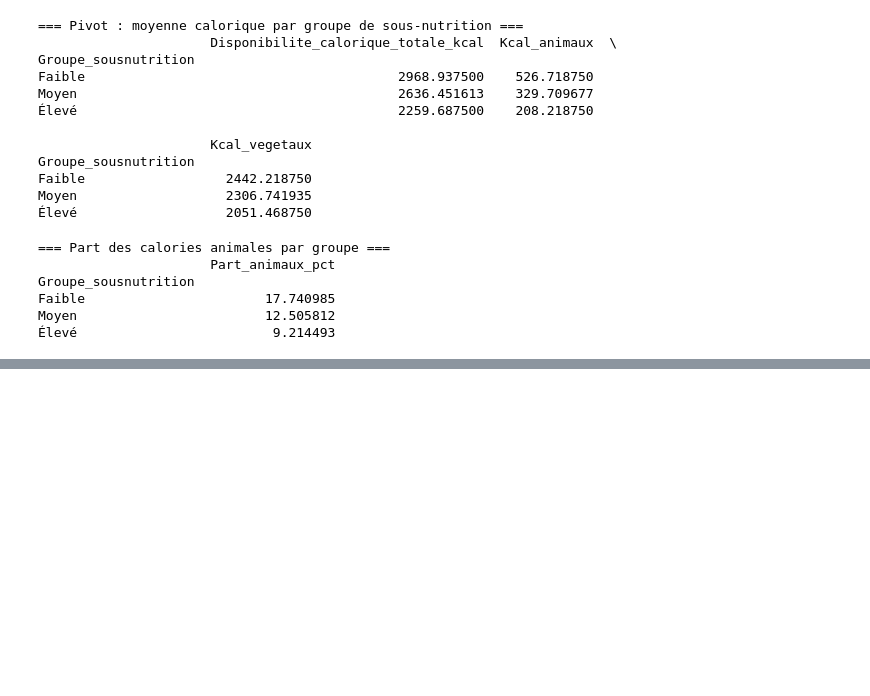
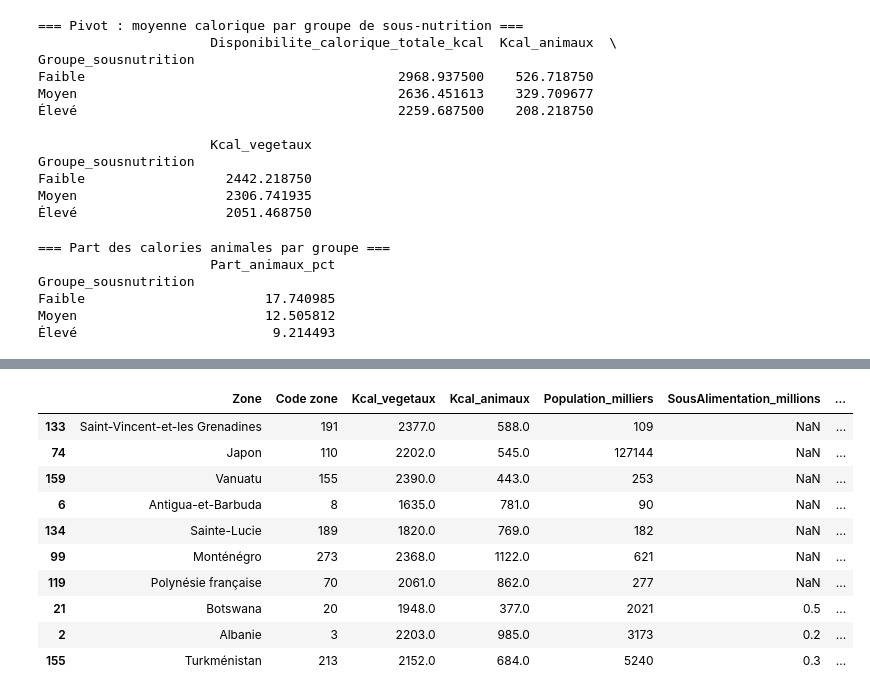
Before and after one commit to XiaoqingGdc/FAO_food_analysis, a Jupyter notebook: FAO_datalab_exploration.ipynb, the cells around one changed output, grey strips where cells are left out. Saved outputs shown, nothing was run; the diff lists cells and outputs as text; code cells hidden in the pictures; blank space fills up the shorter version.

```diff
--- a/FAO_datalab_exploration.ipynb
+++ b/FAO_datalab_exploration.ipynb
@@ -211,0 +240,14 @@ Moyen                        12.505812
+# %%
+df_global.sample(10)
+# %% [output]
+|  | Zone | Code zone | Kcal_vegetaux | Kcal_animaux | Population_milliers | SousAlimentation_millions | ... |
+| 133 | Saint-Vincent-et-les Grenadines | 191 | 2377.0 | 588.0 | 109 | NaN | ... |
+| 74 | Japon | 110 | 2202.0 | 545.0 | 127144 | NaN | ... |
+| 159 | Vanuatu | 155 | 2390.0 | 443.0 | 253 | NaN | ... |
+| 6 | Antigua-et-Barbuda | 8 | 1635.0 | 781.0 | 90 | NaN | ... |
+| 134 | Sainte-Lucie | 189 | 1820.0 | 769.0 | 182 | NaN | ... |
+| 99 | Monténégro | 273 | 2368.0 | 1122.0 | 621 | NaN | ... |
+| 119 | Polynésie française | 70 | 2061.0 | 862.0 | 277 | NaN | ... |
+| 21 | Botswana | 20 | 1948.0 | 377.0 | 2021 | 0.5 | ... |
+| 2 | Albanie | 3 | 2203.0 | 985.0 | 3173 | 0.2 | ... |
+| 155 | Turkménistan | 213 | 2152.0 | 684.0 | 5240 | 0.3 | ... |
```
Also changed, not shown: parts of 12 cells of this notebook, 3 other files.
